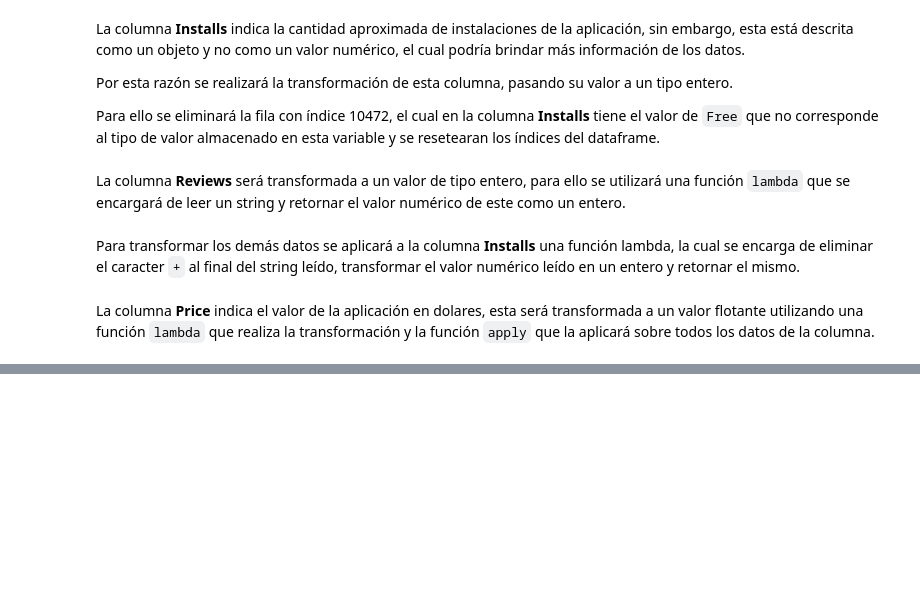
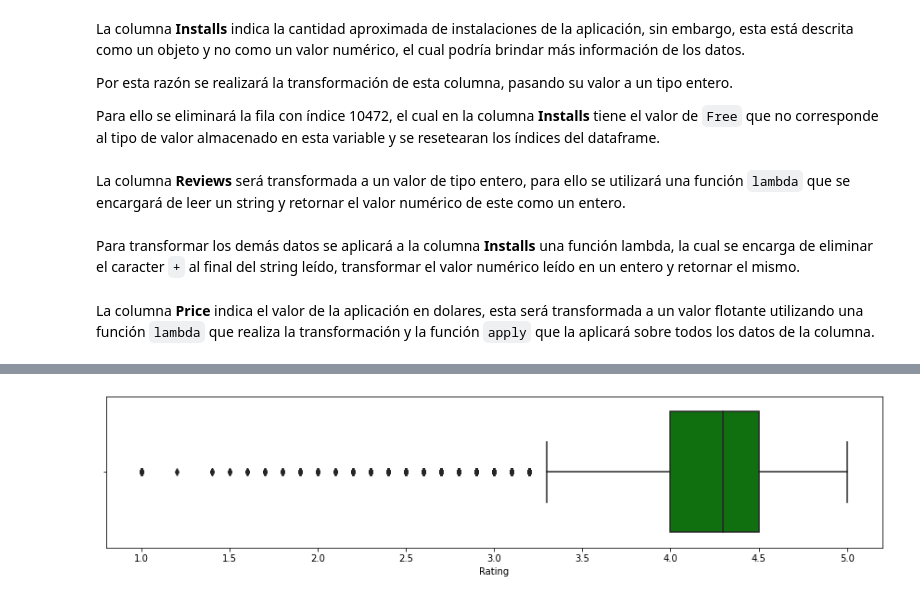
Before and after one commit to UN-things/IS-project, a Jupyter notebook: code.ipynb, the cells around one changed output, grey strips where cells are left out. Drawn from its saved outputs; the diff is of its cells as text; code cells hidden in the pictures; blank space fills up the shorter version.

```diff
--- a/code.ipynb
+++ b/code.ipynb
@@ -135,0 +269,5 @@ df.head()
+# %%
+plt.subplots(figsize=(15,3))
+sns.boxplot(df['Rating'], color='green');
+# %% [output]
+[figure, added]
```
Also changed, not shown: parts of 33 cells of this notebook.
